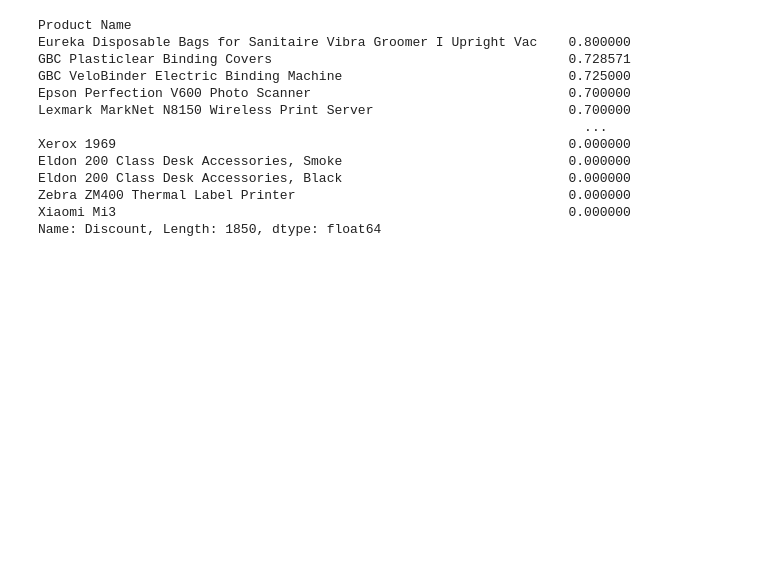
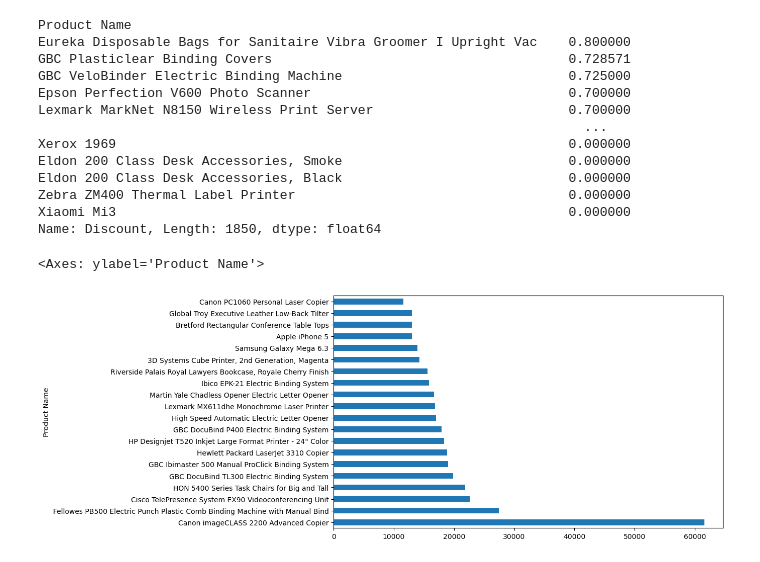
Before and after one commit to nikhilkanbarkar/data-science-and-machine-learning, a Jupyter notebook: Projects/SalesAnalysis/Notebook.ipynb, the cells around one changed output. Cells and saved outputs as stored; diff of their text form; code cells hidden in the pictures; blank space fills up the shorter version.

```diff
--- a/Projects/SalesAnalysis/Notebook.ipynb
+++ b/Projects/SalesAnalysis/Notebook.ipynb
@@ -500,3 +500,8 @@ Eldon 200 Class Desk Accessories, Black                             0.000000
 Zebra ZM400 Thermal Label Printer                                   0.000000
 Xiaomi Mi3                                                          0.000000
 Name: Discount, Length: 1850, dtype: float64
+# %%
+top_product.head(20).plot(kind="barh", figsize=(10,6))
+# %% [output]
+<Axes: ylabel='Product Name'>
+[figure, added]
```
